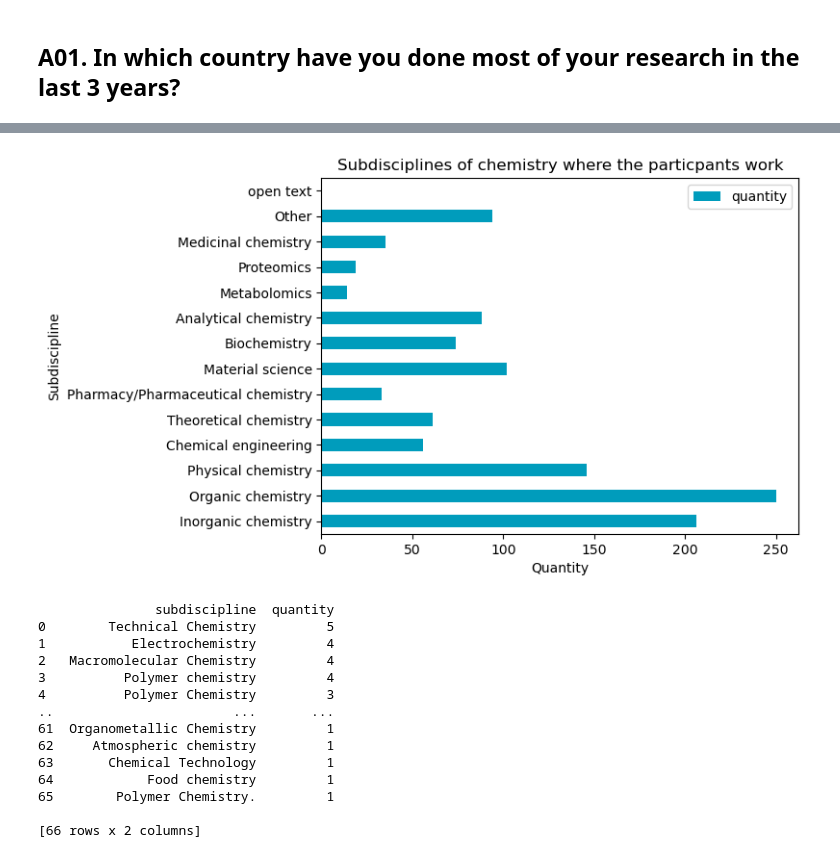
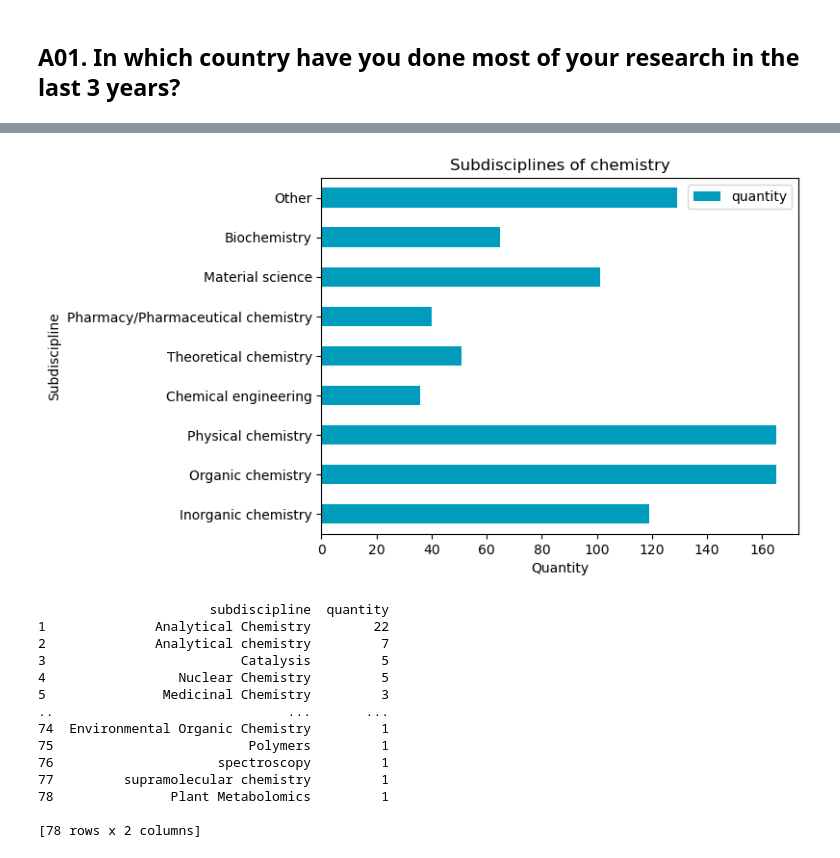
Before and after one commit to DanielaACUB/2022.2023_Data_Librarian_Daniela_Hausen, a Jupyter notebook: Modul_6/General Information - Auswertung der Community-Umfrage von NFDI4Chem (2019).ipynb, the cells around one changed output, grey strips where cells are left out. Cells and saved outputs as stored; diff of their text form; code cells hidden in the pictures.

```diff
--- a/Modul_6/General Information - Auswertung der Community-Umfrage von NFDI4Chem (2019).ipynb
+++ b/Modul_6/General Information - Auswertung der Community-Umfrage von NFDI4Chem (2019).ipynb
@@ -396,5 +349,5 @@ df_cleanquest_2023[["CASE","A002"]]
 # %%
-values_A002=df_values[df_values["VAR"]=="A002"]
-values_A002
+values_A010=df_values_2019[df_values_2019["VAR"]=="A010"]
+values_A010
 # %% [output]
 |  | VAR | RESPONSE | MEANING |
@@ -407,4 +361,7 @@ values_A002
 # %%
-df_cleanquest_2023["A002-m"]=df_cleanquest_2023["A002"].map(values_A002.drop_duplicates("RESPONSE").set_index("RESPONSE")["MEANING"])
-df_cleanquest_2023["A002-m"]
+df_cleanquest_2019["A010"] = df_cleanquest_2019["A010"].astype(str)
+values_A010["RESPONSE"] = values_A010["RESPONSE"].astype(str)
+
+df_cleanquest_2019["A010-m"]=df_cleanquest_2019["A010"].map(values_A010.drop_duplicates("RESPONSE").set_index("RESPONSE")["MEANING"])
+df_cleanquest_2019["A010-m"]
 # %% [output]
@@ -657,4 +531,10 @@ df_cleanquest_2023[["CASE","A003","A003_07"]]
 # %%
-values_A003=df_values[df_values["VAR"]=="A003"]
-values_A003
+values_A011=df_values_2019[df_values_2019["VAR"]=="A011"]
+
+df_cleanquest_2019["A011"] = df_cleanquest_2019["A011"].astype(str)
+values_A011["RESPONSE"] = values_A011["RESPONSE"].astype(str)
+
+# Zahlen in den Zellen gegen die Bedeutung ersetzen
+df_cleanquest_2019["A011-m"]=df_cleanquest_2019["A011"].map(values_A011.drop_duplicates("RESPONSE").set_index("RESPONSE")["MEANING"])
+df_cleanquest_2019["A011-m"]
 # %% [output]
@@ -923,5 +702,5 @@ plt.show()
 # %%
-# Spalten mit Namen, die "A004" enthalten, anzeigen
-df_A004 = df_cleanquest_2023.filter(like='A004')
-df_A004
+# Spalten mit Namen, die "A012" enthalten, anzeigen
+df_A012 = df_cleanquest_2019.filter(like='A012')
+df_A012
 # %% [output]
@@ -1061,40 +826,42 @@ df_A004_count
 # %%
 # Spalte "subdiscipline" als Index setzen
-df_A004_count.set_index('subdiscipline', inplace=True)
+df_A012_count.set_index('subdiscipline', inplace=True)
 
-df_A004_count.plot.barh(color=petrol_rgb)
+df_A012_count.plot.barh(color=petrol_rgb)
 
 plt.xlabel('Quantity')
 plt.ylabel('Subdiscipline')
-plt.title('Subdisciplines of chemistry where the particpants work')
+plt.title('Subdisciplines of chemistry')
 
 # Diagramm anzeigen
 plt.show()
 # %% [output]
-[figure, old version]
+[figure, new version]
 # %%
 # Freitextantworten und Häufigkeit zur Frage anzeigen ->Spalte A004_13a
-df_A004_a = df_cleanquest_2023['A004_13a'].value_counts().to_frame()
+df_A012_a = df_cleanquest_2019['A012_09a'].value_counts().to_frame()
 
 # Spaltennamen anpassen
-df_A004_a.reset_index(inplace=True)
+df_A012_a.reset_index(inplace=True)
 
-df_A004_a.rename(columns={'index': 'subdiscipline', 'A004_13a': 'quantity'}, inplace=True)
-print(df_A004_a)
+df_A012_a.rename(columns={'index': 'subdiscipline', 'A012_09a': 'quantity'}, inplace=True)
+df_A012_a = df_A012_a.drop(0)
+
+print(df_A012_a)
 # %% [output]
-               subdiscipline  quantity
-0        Technical Chemistry         5
-1           Electrochemistry         4
-2   Macromolecular Chemistry         4
-3          Polymer chemistry         4
-4          Polymer Chemistry         3
-..                       ...       ...
-61  Organometallic Chemistry         1
-62     Atmospheric chemistry         1
-63       Chemical Technology         1
-64            Food chemistry         1
-65        Polymer Chemistry.         1
+                      subdiscipline  quantity
+1              Analytical Chemistry        22
+2              Analytical chemistry         7
+3                         Catalysis         5
+4                 Nuclear Chemistry         5
+5               Medicinal Chemistry         3
+..                              ...       ...
+74  Environmental Organic Chemistry         1
+75                         Polymers         1
+76                     spectroscopy         1
+77         supramolecular chemistry         1
+78               Plant Metabolomics         1
 
-[66 rows x 2 columns]
+[78 rows x 2 columns]
 # %%
 # Werte mit gleicher Bedeutung zusammenführen
```
Also changed, not shown: parts of 71 cells of this notebook, 3 other files.
